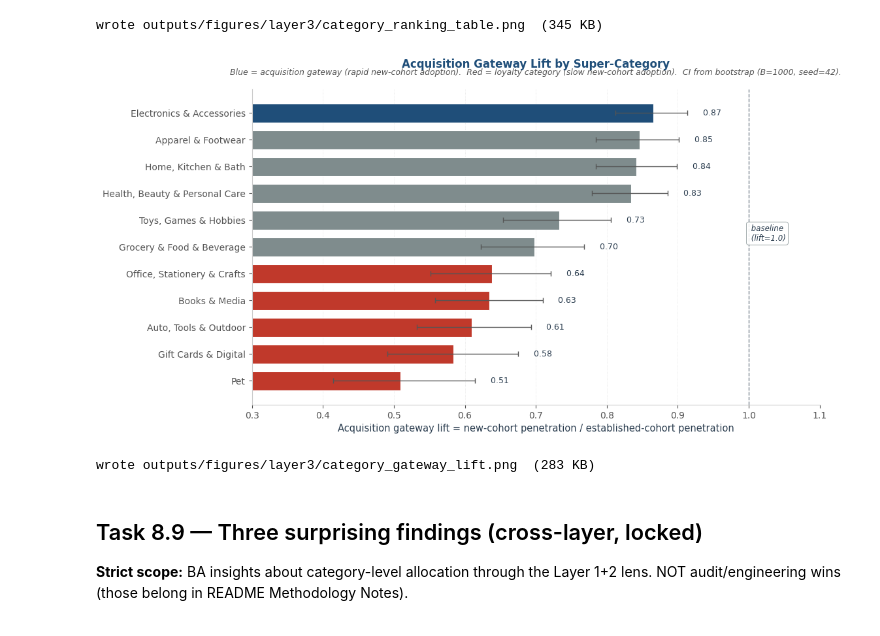
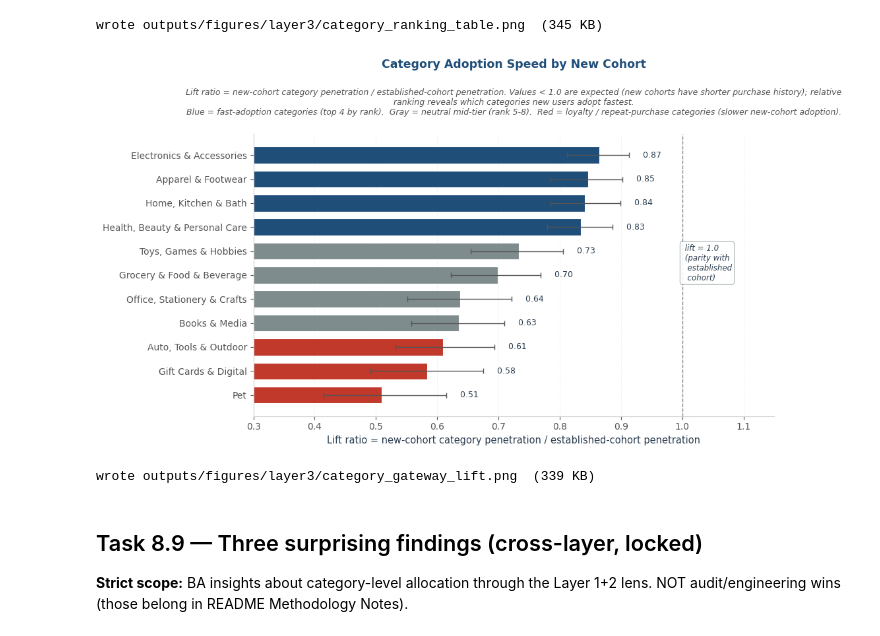
Before and after one commit to lilwan345/amazon-revenue-analytics, a Jupyter notebook: notebooks/03_layer3_allocation.ipynb, the cells around one changed output. Drawn from its saved outputs; the diff is of its cells as text; code cells hidden in the pictures.

```diff
--- a/notebooks/03_layer3_allocation.ipynb
+++ b/notebooks/03_layer3_allocation.ipynb
@@ -460,54 +460,74 @@ print(f'wrote {RANK_PNG.relative_to(PROJECT_ROOT)}  ({RANK_PNG.stat().st_size/10
 [figure]
 wrote outputs/figures/layer3/category_ranking_table.png  (345 KB)
 # %%
-# --- FIGURE 3: Cohort gateway lift ---
-# "baseline (lift=1.0)" annotation moved INSIDE the plot area at mid-y on the
-# dashed line, NOT above the plot where it collided with the subtitle.
+# --- FIGURE 3: Category Adoption Speed by New Cohort (reframed) ---
+# Reframe from "Acquisition Gateway Lift" to "Adoption Speed". Every lift in
+# this panel is < 1.0 because the new cohort (n=196, post-2020 joiners) has
+# had less time to expand category exploration than the established cohort
+# (n=2,649). Headline is the RELATIVE RANKING, not absolute lift vs 1.0.
 gw_a = gw.filter(pl.col('super_category') != 'Other / Unknown').sort('gateway_lift', descending=True)
 g_names = gw_a['super_category'].to_list()
 lifts   = gw_a['gateway_lift'].to_numpy()
 g_lo    = gw_a['lift_ci_low'].to_numpy()
 g_hi    = gw_a['lift_ci_high'].to_numpy()
+n_cats  = len(g_names)
 
-fig, ax = plt.subplots(figsize=(11.5, 6.5))
-y_pos = np.arange(len(g_names))[::-1]
-colors_g = [COLOR_PRIMARY if l >= 0.85 else (COLOR_ACCENT if l < 0.65 else COLOR_NEUTRAL)
-            for l in lifts]
+fig, ax = plt.subplots(figsize=(11.5, 7))
+y_pos = np.arange(n_cats)[::-1]
+
+# Tier-based coloring by rank (fast-adoption / neutral / loyalty)
+def _tier_color(rank: int) -> str:
+    if rank < 4:    return COLOR_PRIMARY   # top 4: fast-adoption
+    elif rank < 8:  return COLOR_NEUTRAL   # mid 4: neutral
+    else:           return COLOR_ACCENT    # bottom 3: loyalty
+colors_g = [_tier_color(i) for i in range(n_cats)]
+
 bars = ax.barh(y_pos, lifts, color=colors_g, edgecolor='white', linewidth=0.8, height=0.7)
 ax.errorbar(lifts, y_pos, xerr=[lifts - g_lo, g_hi - lifts],
             fmt='none', ecolor=COLOR_MUTED, elinewidth=1.0, capsize=3)
+
+# Parity line at 1.0 + relabeled annotation
 ax.axvline(1.0, color=COLOR_TEXT, linestyle='--', linewidth=1.0, alpha=0.6, zorder=1)
-# Inside-plot baseline label at the dashed line, mid-y, not above plot
-ax.text(1.0, len(g_names) / 2.0, ' baseline\n (lift=1.0)',
+ax.text(1.0, n_cats / 2.0, ' lift = 1.0\n (parity with\n  established\n  cohort)',
         fontsize=8.5, color=COLOR_TEXT, ha='left', va='center', style='italic',
         bbox=dict(boxstyle='round,pad=0.3', facecolor='white',
-                  edgecolor=COLOR_NEUTRAL, linewidth=0.6, alpha=0.85))
+                  edgecolor=COLOR_NEUTRAL, linewidth=0.6, alpha=0.88))
+
 ax.set_yticks(y_pos)
 ax.set_yticklabels(g_names, fontsize=10)
 label_pad_g = max(g_hi) * 0.02
 for y, l, hi in zip(y_pos, lifts, g_hi):
     ax.text(hi + label_pad_g, y, f' {l:.2f}',
             va='center', ha='left', fontsize=9, color=COLOR_TEXT)
-ax.set_xlabel('Acquisition gateway lift = new-cohort penetration / established-cohort penetration',
-              fontsize=10.5)
-ax.set_title('Acquisition Gateway Lift by Super-Category', pad=24, fontsize=12)
-ax.text(0.5, 1.04,
-        'Blue = acquisition gateway (rapid new-cohort adoption).  '
-        'Red = loyalty category (slow new-cohort adoption).  '
-        'CI from bootstrap (B=1000, seed=42).',
+
+ax.set_xlabel(
+    'Lift ratio = new-cohort category penetration / established-cohort penetration',
+    fontsize=10.5,
+)
+# Title pad 72 leaves room for a 3-line subtitle without collision.
+ax.set_title('Category Adoption Speed by New Cohort', pad=72, fontsize=12.5)
+ax.text(0.5, 1.06,
+        'Lift ratio = new-cohort category penetration / established-cohort penetration. '
+        'Values < 1.0 are expected (new cohorts have shorter purchase history); '
+        'relative ranking reveals which categories new users adopt fastest.\n'
+        'Blue = fast-adoption categories (top 4 by rank).  '
+        'Gray = neutral mid-tier (rank 5-8).  '
+        'Red = loyalty / repeat-purchase categories (slower new-cohort adoption).',
         transform=ax.transAxes, ha='center', va='bottom',
-        fontsize=9, color=COLOR_MUTED, style='italic')
-ax.set_xlim(0.3, 1.10)
+        fontsize=9, color=COLOR_MUTED, style='italic',
+        wrap=True)
+
+ax.set_xlim(0.3, 1.15)
 ax.xaxis.grid(True, linestyle=':', color='#dddddd', linewidth=0.5)
 ax.set_axisbelow(True)
-plt.tight_layout(rect=[0, 0, 1, 0.93])
+plt.tight_layout(rect=[0, 0, 1, 0.88])
 GATE_PNG = PROJECT_ROOT / 'outputs' / 'figures' / 'layer3' / 'category_gateway_lift.png'
 plt.savefig(GATE_PNG, dpi=300, facecolor='white', bbox_inches='tight')
 plt.show()
 print(f'wrote {GATE_PNG.relative_to(PROJECT_ROOT)}  ({GATE_PNG.stat().st_size/1024:.0f} KB)')
 # %% [output]
-[figure, old version]
+[figure, new version]
-wrote outputs/figures/layer3/category_gateway_lift.png  (283 KB)
+wrote outputs/figures/layer3/category_gateway_lift.png  (339 KB)
 # %% [markdown]
 ## Task 8.9 — Three surprising findings (cross-layer, locked)
 
```
Also changed, not shown: 1 other file.
